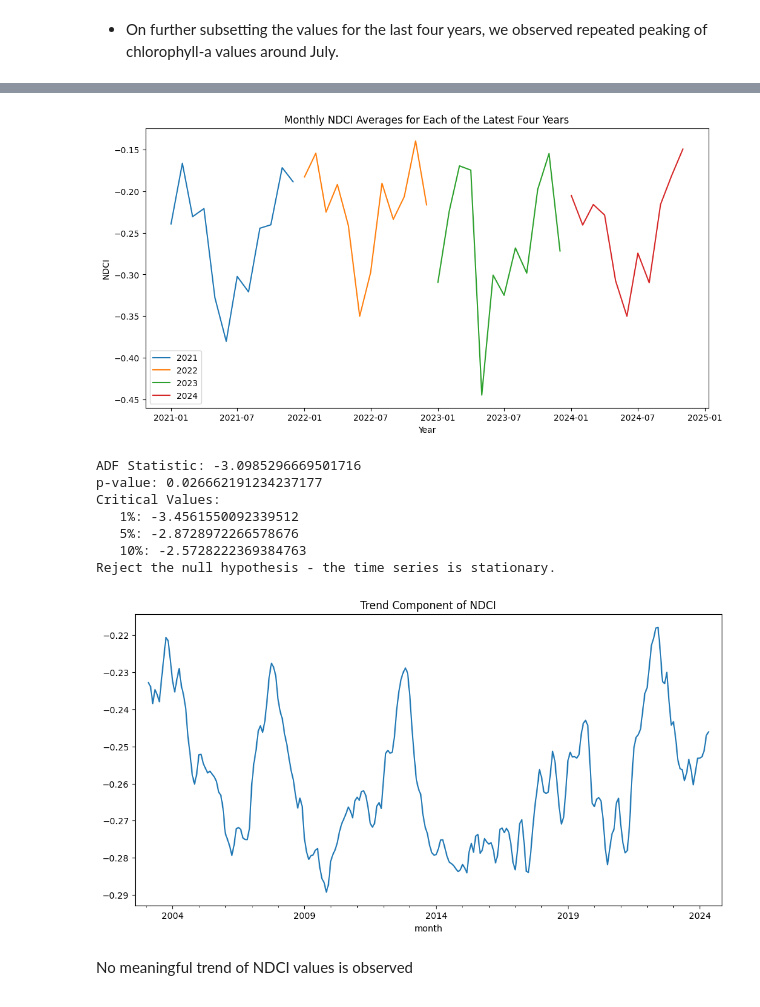
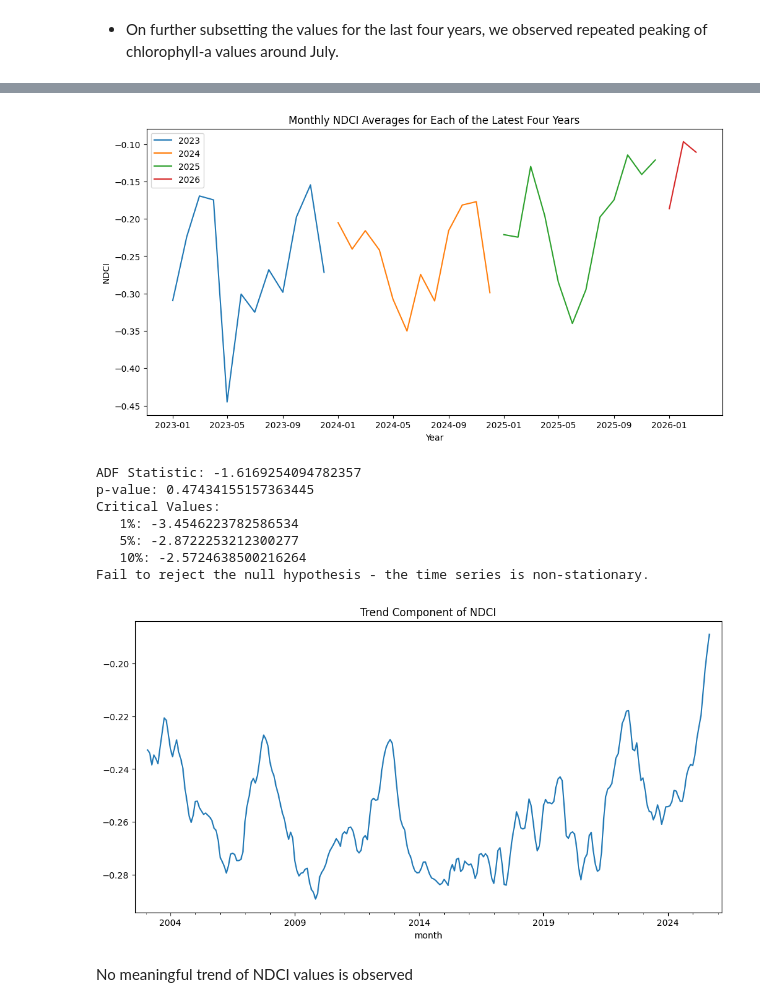
Before and after one commit to owlzyseyes/Water-Quality-Monitoring, a Jupyter notebook: data_analysis/notebook.ipynb, the cells around one changed output, grey strips where cells are left out. Cells and saved outputs as stored; diff of their text form; code cells hidden in the pictures.

```diff
--- a/data_analysis/notebook.ipynb
+++ b/data_analysis/notebook.ipynb
@@ -10,7 +16,7 @@ from statsmodels.tsa.seasonal import seasonal_decompose
 #Read in the files
 chl_a = pd.read_csv('monthly_Chlorophyll_a_averages.csv')
 ndci = pd.read_csv('monthly_ndci_averages.csv')
-ssc = pd.read_csv('monthly_SSC_averages.csv')
+ssc = pd.read_csv('monthly_SSC_a_averages.csv')
 tbd = pd.read_csv('monthly_turbidity_averages.csv')
 # %%
 # Subset the datasets for the month and mean columns
@@ -195,20 +225,20 @@ ndci_decomposition.plot()
 # %%
 # Subset the data for the latest four years
-latest_three_years_ndci = merged_df['ndci'].loc['2021':'2024']
+latest_three_years_ndci = merged_df['ndci'].loc['2023':'2026']
 
 # Plot a line plot for each of the three years
 plt.figure(figsize=(12, 6))
-sns.lineplot(data=latest_three_years_ndci.loc['2021'], label='2021')
-sns.lineplot(data=latest_three_years_ndci.loc['2022'], label='2022')
 sns.lineplot(data=latest_three_years_ndci.loc['2023'], label='2023')
 sns.lineplot(data=latest_three_years_ndci.loc['2024'], label='2024')
+sns.lineplot(data=latest_three_years_ndci.loc['2025'], label='2025')
+sns.lineplot(data=latest_three_years_ndci.loc['2026'], label='2026')
 plt.title('Monthly NDCI Averages for Each of the Latest Four Years')
 plt.xlabel('Year')
 plt.ylabel('NDCI')
 plt.legend()
 plt.show()
 # %% [output]
-[figure, old version]
+[figure, new version]
 # %%
 # Perform the ADF test for stationarity
 result = adfuller(merged_df['ndci'])
@@ -226,13 +256,13 @@ if result[1] < 0.05:
 else:
     print("Fail to reject the null hypothesis - the time series is non-stationary.")
 # %% [output]
-ADF Statistic: -3.0985296669501716
-p-value: 0.026662191234237177
+ADF Statistic: -1.6169254094782357
+p-value: 0.47434155157363445
 Critical Values:
-   1%: -3.4561550092339512
-   5%: -2.8728972266578676
-   10%: -2.5728222369384763
-Reject the null hypothesis - the time series is stationary.
+   1%: -3.4546223782586534
+   5%: -2.8722253212300277
+   10%: -2.5724638500216264
+Fail to reject the null hypothesis - the time series is non-stationary.
 # %%
 #Perform decomposition
 ndci_decomposition = seasonal_decompose(merged_df["ndci"])
@@ -242,7 +272,7 @@ ndci_decomposition.trend.plot(figsize=(12, 6))
 plt.title('Trend Component of NDCI')
 plt.show()
 # %% [output]
-[figure, old version]
+[figure, new version]
 # %% [markdown]
 No meaningful trend of NDCI values is observed
 # %%
```
Also changed, not shown: parts of 18 cells of this notebook, 13 other files.
